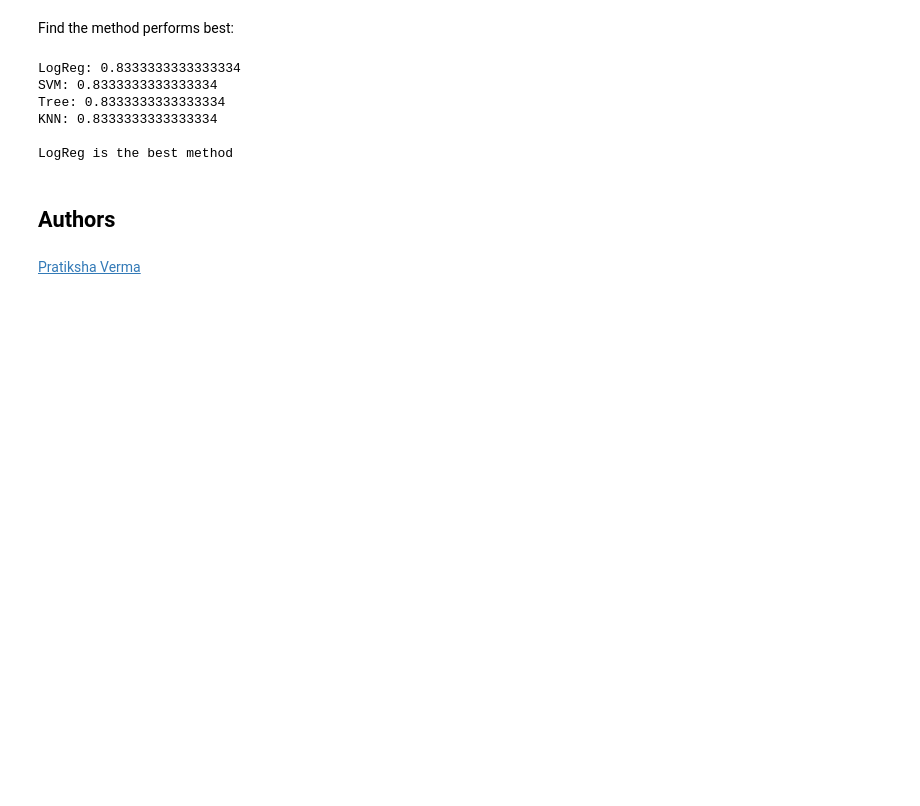
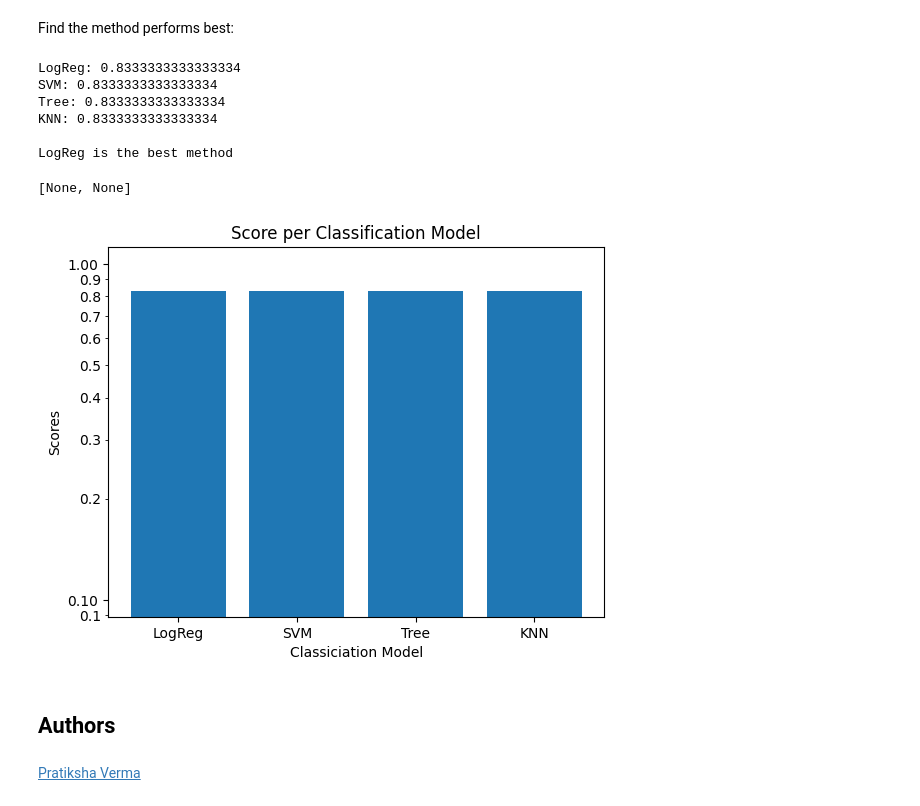
Before and after one commit to khn-ar/spacex-project, a Jupyter notebook: 8-SpaceX_Machine Learning Prediction_Part_5.ipynb, the cells around one changed output. Saved outputs shown, nothing was run; the diff lists cells and outputs as text; code cells hidden in the pictures; blank space fills up the shorter version.

```diff
--- a/8-SpaceX_Machine Learning Prediction_Part_5.ipynb
+++ b/8-SpaceX_Machine Learning Prediction_Part_5.ipynb
@@ -401,3 +402,15 @@ LogReg is the best method
+# %%
+models = ['LogReg', 'SVM', 'Tree', 'KNN']
+scores = [0.8333333333333334, 0.8333333333333334, 0.8333333333333334, 0.8333333333333334]
+# %%
+plt.bar(models, scores, log=True)
+plt.title('Score per Classification Model')
+plt.xlabel('Classiciation Model')
+plt.ylabel('Scores')
+plt.gca().yaxis.set(major_formatter=ScalarFormatter(), minor_formatter=ScalarFormatter())
+# %% [output]
+[None, None]
+[figure, added]
 # %% [markdown]
 ## Authors
 # %% [markdown]
```
Also changed, not shown: parts of 6 cells of this notebook.
